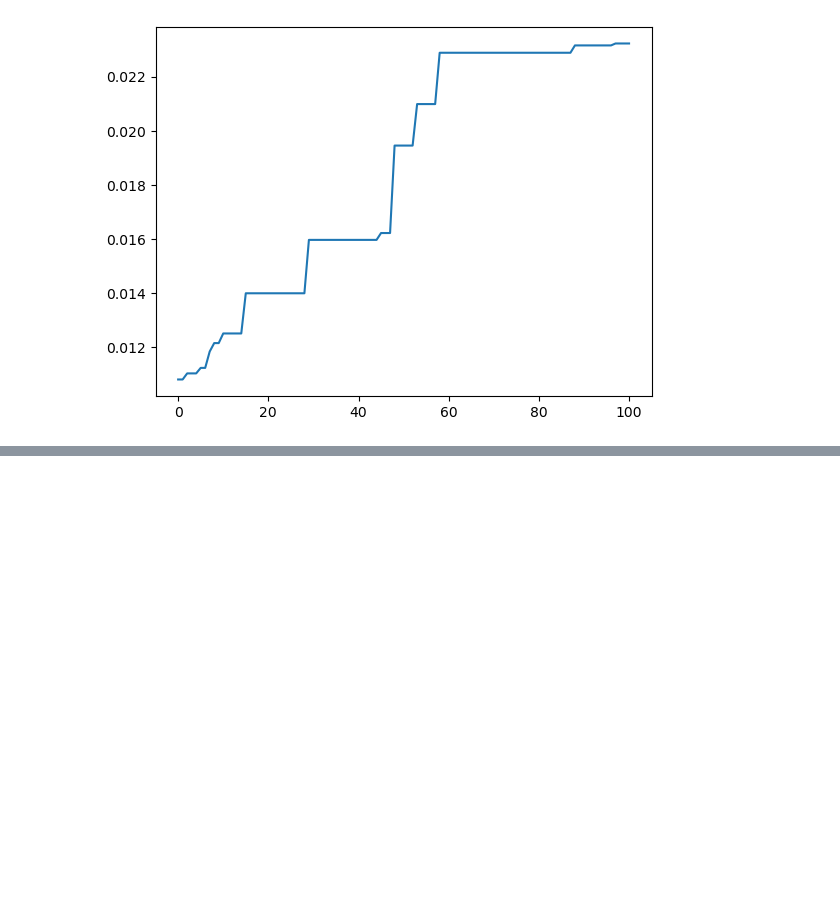
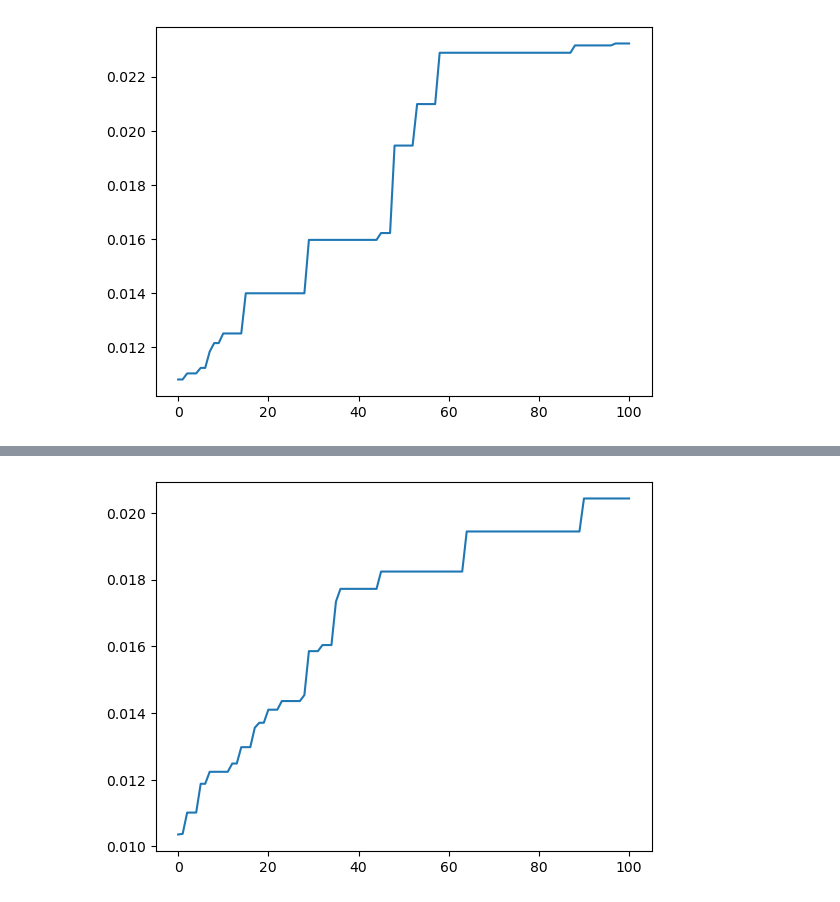
Before and after one commit to emibk/ACIT4610-1-Assignment-1, a Jupyter notebook: Assignment1.ipynb, the cells around one changed output, grey strips where cells are left out. Drawn from its saved outputs; the diff is of its cells as text; code cells hidden in the pictures; blank space fills up the shorter version.

Commit message:
rank-based selection added

```diff
--- a/Assignment1.ipynb
+++ b/Assignment1.ipynb
@@ -184,8 +184,8 @@ def fitness(individual):
 
 # order_crossover adapted from Lab 1
 def order_crossover(route1, route2):
-    #start, end = sorted(random.sample(range(len(route1)), 2))
-    start, end = 2,7
+    start, end = sorted(random.sample(range(len(route1)), 2))
+    #start, end = 2,7
     child = [-1] * len(route1)
     child[start:end] = route1[start:end]
     pointer = end
@@ -613,7 +613,7 @@ def roulette_pick(population):
 
 def genetic_algorithm3():
     """
-    Runs the genetic algorithm for the Traveling Salesman Problem.
+    Runs the genetic algorithm for the VHR.
 
     This function initializes a population, evolves it over several generations,
     and prints the state of the population at each step.
@@ -673,0 +707,91 @@ if __name__ == "__main__":
+# %%
+CUSTOMERS = [(0, 0), (1, 5), (2, 2),
+             (3, 8), (5, 5), (6, 1),
+             (8, 3), (8, 1), (8, 0),
+             (3, 2), (1, 3), (0, 3),
+             (4, 2), (4, 0), (1, 2),
+            ]
+
+N_VEHICLES = 12
+
+# ALGORITHM WITH PARENT SELECTION + ELITISM
+
+# GENETIC ALGORITHM WITH RANK-BASED SELECTION (INSTEAD OF FITNESS)
+def rank_selection(population):
+
+    pop_fitness = [fitness(p)[1] for p in population]
+    sorted_indices = np.argsort(pop_fitness)[::-1]
+    ranks = np.arange(1, len(population) + 1)
+
+    probs = (len(ranks) - ranks + 1) / np.sum(len(ranks) - ranks + 1)
+
+    sorted_pop = [population[i] for i in sorted_indices]
+
+    selected = random.choices(sorted_pop, weights=probs, k=2)
+
+    return selected
+
+
+
+
+
+
+def genetic_algorithm_4():
+    """
+    Runs the genetic algorithm for the VHR.
+
+    This function initializes a population, evolves it over several generations,
+    and prints the state of the population at each step.
+    """
+    population = [create_individual() for _ in range(POP_SIZE)]
+    best_fitness = []
+    fitness_init = [fitness(p)[1] for p in population]
+
+    best_fit = [np.max(fitness_init)]
+
+
+
+    for generation in range(GEN):
+
+
+        new_population = []
+
+        for i in range(0, POP_SIZE, 2):
+            #parents = random.sample(population, 2)
+            parents = rank_selection(population)
+            child1, child2 = crossover(parents[0], parents[1])
+
+
+            mutated_child1 = mutate(child1)
+
+            new_population.extend([mutated_child1, mutate(child2)])
+
+
+
+
+        # keep top 2 parents
+        fitnesses = [fitness(p)[1] for p in population]
+        sorted_fitnesses = sorted(fitnesses, reverse = "True")
+        pop_top2 = [population[fitnesses.index(sorted_fitnesses[i])] for i in range(2)]
+        new_gen = pop_top2
+
+        # fill the rest of the population with fittest children
+        children_fitnesses = [fitness(c)[1] for c in new_population]
+        sorted_children_fit = sorted(children_fitnesses, reverse = "True")
+        for i in range(len(population)-2):
+            new_gen.append(new_population[children_fitnesses.index(sorted_children_fit[i])])
+
+        population = new_gen
+
+
+        fits = [fitness(p)[1] for p in population]
+
+        best_fit.append(np.max(fits))
+
+    return best_fit
+
+if __name__ == "__main__":
+    fit = genetic_algorithm_4()
+    plt.plot(fit)
+# %% [output]
+[figure, added]
```
Also changed, not shown: parts of 2 cells of this notebook.
